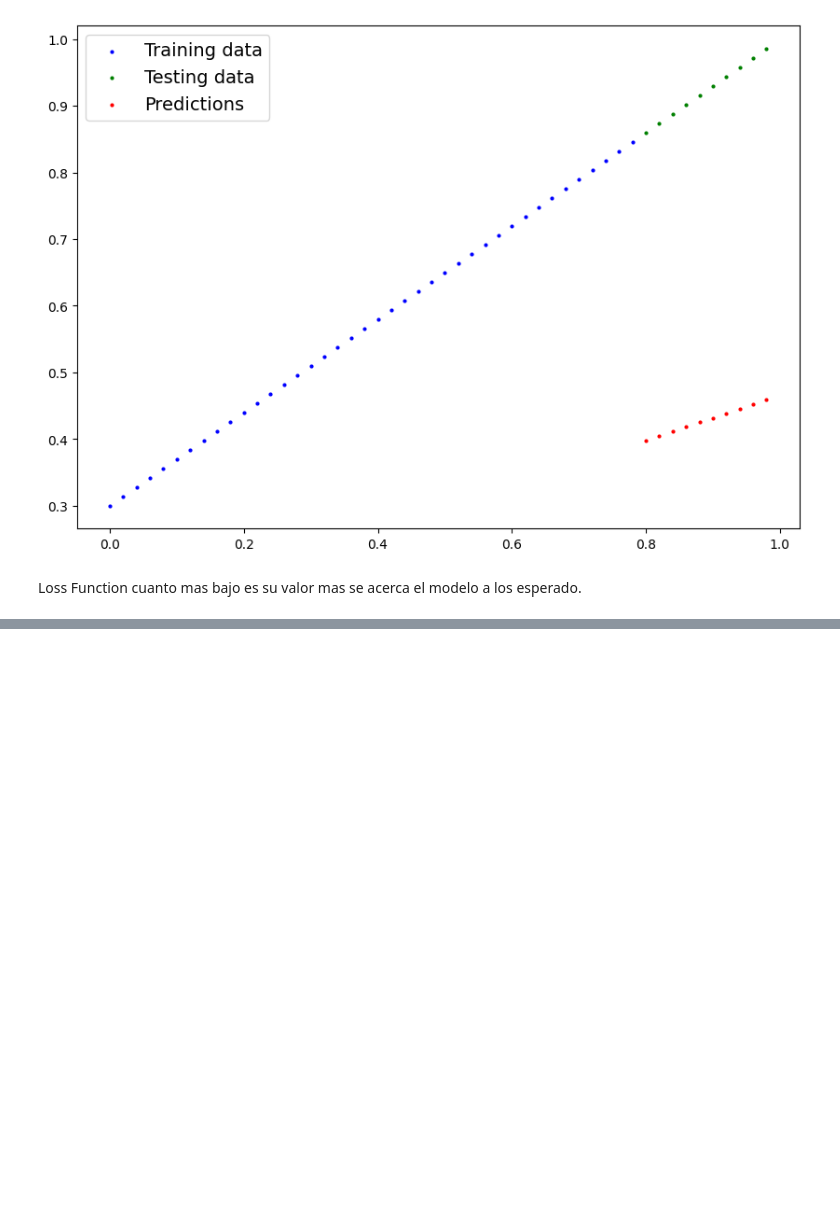
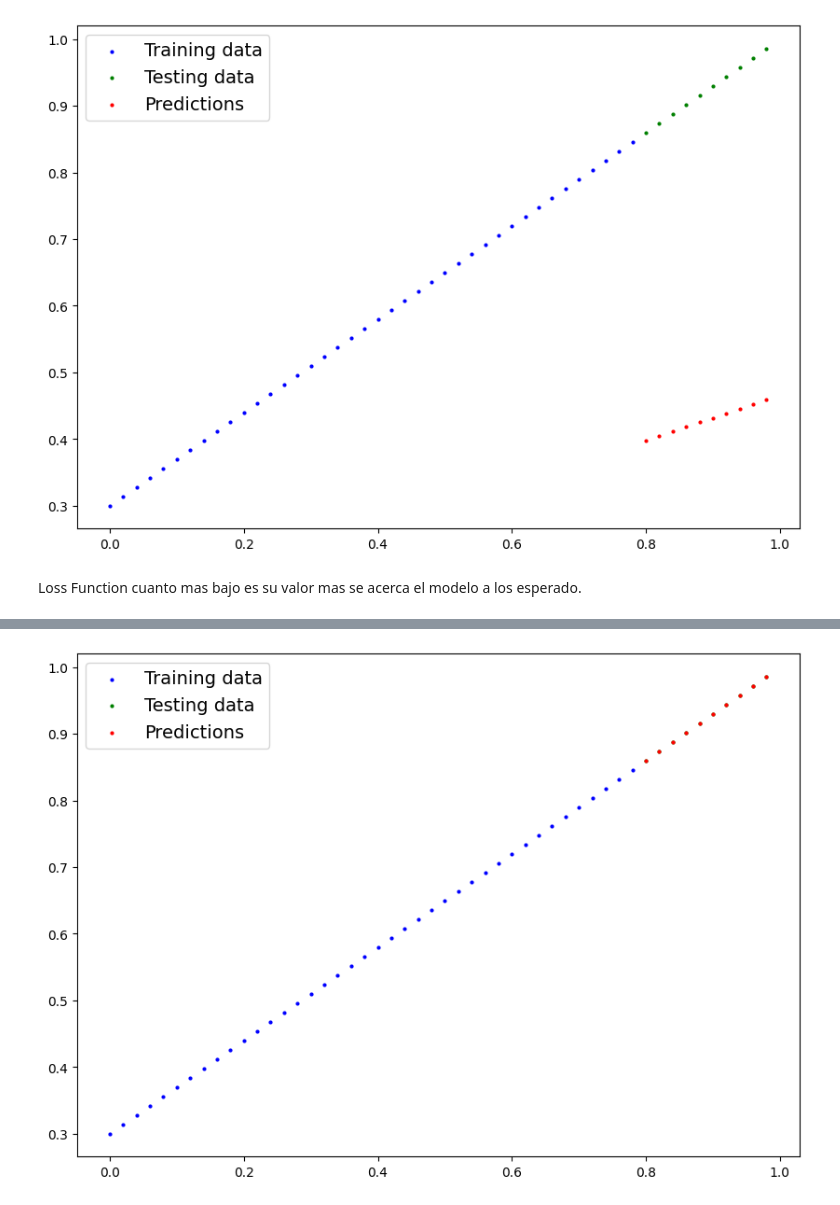
Before and after one commit to EstebanGomez1/CursoPyTorch, a Jupyter notebook: Cuaderno2.ipynb, the cells around one changed output, grey strips where cells are left out. Cells and saved outputs as stored; diff of their text form; code cells hidden in the pictures; blank space fills up the shorter version.

```diff
--- a/Cuaderno2.ipynb
+++ b/Cuaderno2.ipynb
@@ -151,0 +240,5 @@ optimizer = torch.optim.SGD(params=model_0.parameters(), # parameters of target
+# %%
+with torch.inference_mode():
+  plot_predictions(predictions=model_0(X_test))
+# %% [output]
+[figure, added]
```
Also changed, not shown: parts of 6 cells of this notebook.
